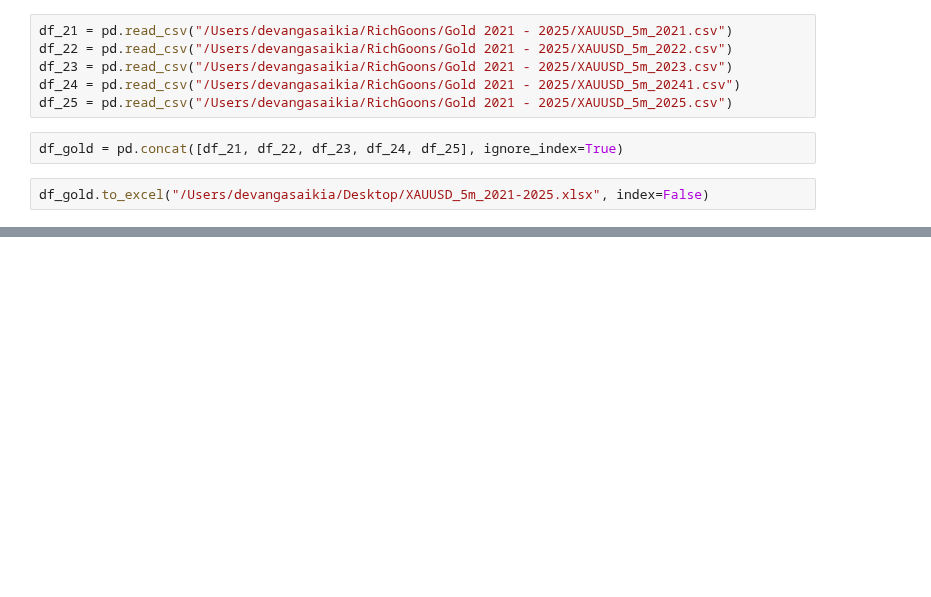
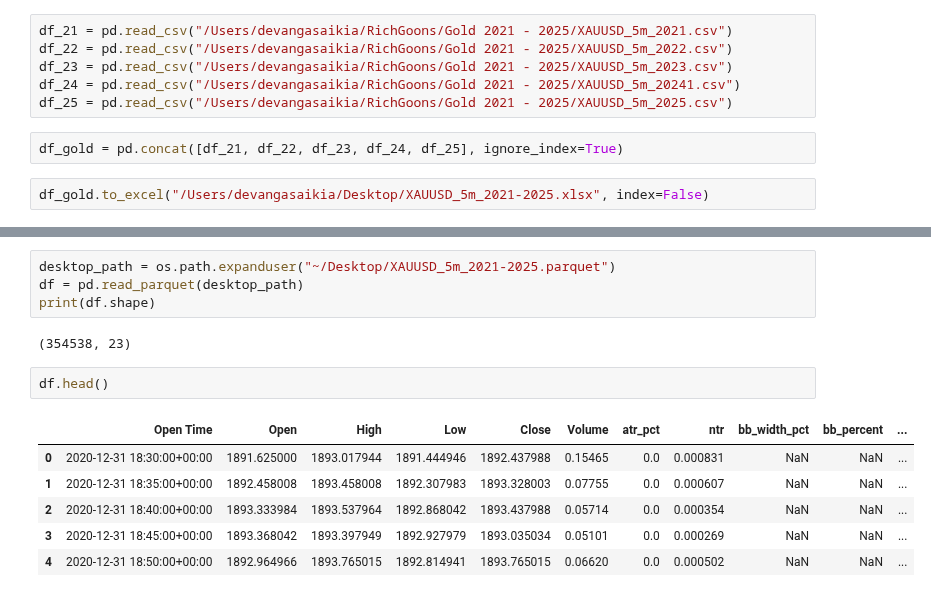
Before and after one commit to dev0314/RichGoons, a Jupyter notebook: Analysis.ipynb, the cells around one changed output, grey strips where cells are left out. Saved outputs shown, nothing was run; the diff lists cells and outputs as text; blank space fills up the shorter version.

```diff
--- a/Analysis.ipynb
+++ b/Analysis.ipynb
@@ -548,0 +231,15 @@ df_gold.replace(
+# %%
+desktop_path = os.path.expanduser("~/Desktop/XAUUSD_5m_2021-2025.parquet")
+df = pd.read_parquet(desktop_path)
+print(df.shape)
+# %% [output]
+(354538, 23)
+# %%
+df.head()
+# %% [output]
+|  | Open Time | Open | High | Low | Close | Volume | atr_pct | ntr | bb_width_pct | bb_percent | ... |
+| 0 | 2020-12-31 18:30:00+00:00 | 1891.625000 | 1893.017944 | 1891.444946 | 1892.437988 | 0.15465 | 0.0 | 0.000831 | NaN | NaN | ... |
+| 1 | 2020-12-31 18:35:00+00:00 | 1892.458008 | 1893.458008 | 1892.307983 | 1893.328003 | 0.07755 | 0.0 | 0.000607 | NaN | NaN | ... |
+| 2 | 2020-12-31 18:40:00+00:00 | 1893.333984 | 1893.537964 | 1892.868042 | 1893.437988 | 0.05714 | 0.0 | 0.000354 | NaN | NaN | ... |
+| 3 | 2020-12-31 18:45:00+00:00 | 1893.368042 | 1893.397949 | 1892.927979 | 1893.035034 | 0.05101 | 0.0 | 0.000269 | NaN | NaN | ... |
+| 4 | 2020-12-31 18:50:00+00:00 | 1892.964966 | 1893.765015 | 1892.814941 | 1893.765015 | 0.06620 | 0.0 | 0.000502 | NaN | NaN | ... |
```
Also changed, not shown: parts of 3 cells of this notebook, 4 other files.
